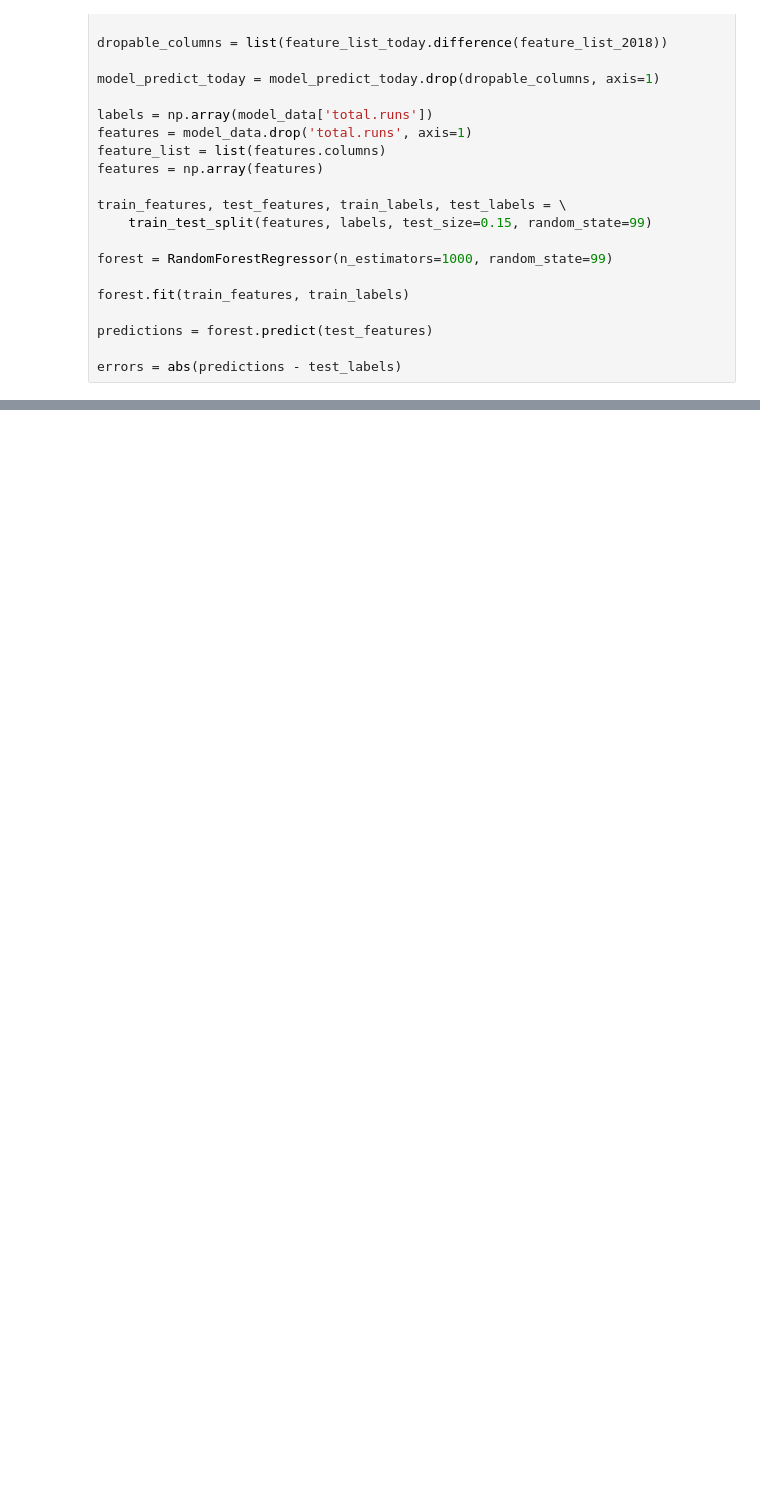
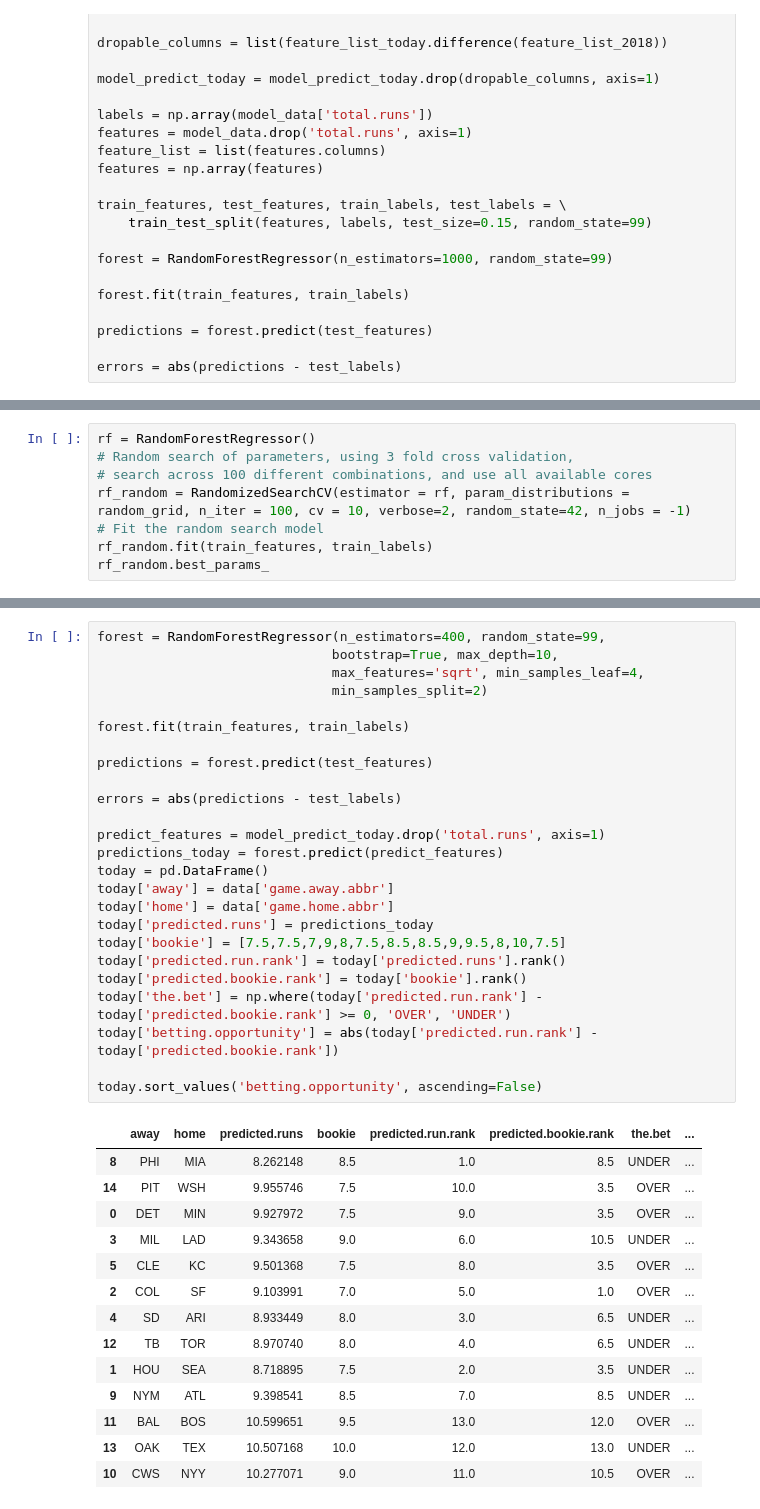
Before and after one commit to kupresanin99/Project423, a Jupyter notebook: notebooks/datapull/FuckAround2.ipynb, the cells around one changed output, grey strips where cells are left out. Drawn from its saved outputs; the diff is of its cells as text; blank space fills up the shorter version.

Commit message:
Tuned the model, now get 2017 data

```diff
--- a/notebooks/datapull/FuckAround2.ipynb
+++ b/notebooks/datapull/FuckAround2.ipynb
@@ -482,0 +544,8 @@ today.sort_values('betting.opportunity', ascending=False)
+# %%
+rf = RandomForestRegressor()
+# Random search of parameters, using 3 fold cross validation,
+# search across 100 different combinations, and use all available cores
+rf_random = RandomizedSearchCV(estimator = rf, param_distributions = random_grid, n_iter = 100, cv = 10, verbose=2, random_state=42, n_jobs = -1)
+# Fit the random search model
+rf_random.fit(train_features, train_labels)
+rf_random.best_params_
@@ -482,0 +566,40 @@ today.sort_values('betting.opportunity', ascending=False)
+# %%
+forest = RandomForestRegressor(n_estimators=400, random_state=99,
+                              bootstrap=True, max_depth=10,
+                              max_features='sqrt', min_samples_leaf=4,
+                              min_samples_split=2)
+
+forest.fit(train_features, train_labels)
+
+predictions = forest.predict(test_features)
+
+errors = abs(predictions - test_labels)
+
+predict_features = model_predict_today.drop('total.runs', axis=1)
+predictions_today = forest.predict(predict_features)
+today = pd.DataFrame()
+today['away'] = data['game.away.abbr']
+today['home'] = data['game.home.abbr']
+today['predicted.runs'] = predictions_today
+today['bookie'] = [7.5,7.5,7,9,8,7.5,8.5,8.5,9,9.5,8,10,7.5]
+today['predicted.run.rank'] = today['predicted.runs'].rank()
+today['predicted.bookie.rank'] = today['bookie'].rank()
+today['the.bet'] = np.where(today['predicted.run.rank'] - today['predicted.bookie.rank'] >= 0, 'OVER', 'UNDER')
+today['betting.opportunity'] = abs(today['predicted.run.rank'] - today['predicted.bookie.rank'])
+
+today.sort_values('betting.opportunity', ascending=False)
+# %% [output]
+|  | away | home | predicted.runs | bookie | predicted.run.rank | predicted.bookie.rank | the.bet | ... |
+| 8 | PHI | MIA | 8.262148 | 8.5 | 1.0 | 8.5 | UNDER | ... |
+| 14 | PIT | WSH | 9.955746 | 7.5 | 10.0 | 3.5 | OVER | ... |
+| 0 | DET | MIN | 9.927972 | 7.5 | 9.0 | 3.5 | OVER | ... |
+| 3 | MIL | LAD | 9.343658 | 9.0 | 6.0 | 10.5 | UNDER | ... |
+| 5 | CLE | KC | 9.501368 | 7.5 | 8.0 | 3.5 | OVER | ... |
+| 2 | COL | SF | 9.103991 | 7.0 | 5.0 | 1.0 | OVER | ... |
+| 4 | SD | ARI | 8.933449 | 8.0 | 3.0 | 6.5 | UNDER | ... |
+| 12 | TB | TOR | 8.970740 | 8.0 | 4.0 | 6.5 | UNDER | ... |
+| 1 | HOU | SEA | 8.718895 | 7.5 | 2.0 | 3.5 | UNDER | ... |
+| 9 | NYM | ATL | 9.398541 | 8.5 | 7.0 | 8.5 | UNDER | ... |
+| 11 | BAL | BOS | 10.599651 | 9.5 | 13.0 | 12.0 | OVER | ... |
+| 13 | OAK | TEX | 10.507168 | 10.0 | 12.0 | 13.0 | UNDER | ... |
+| 10 | CWS | NYY | 10.277071 | 9.0 | 11.0 | 10.5 | OVER | ... |
```
Also changed, not shown: parts of 8 cells of this notebook, 3 other files.
